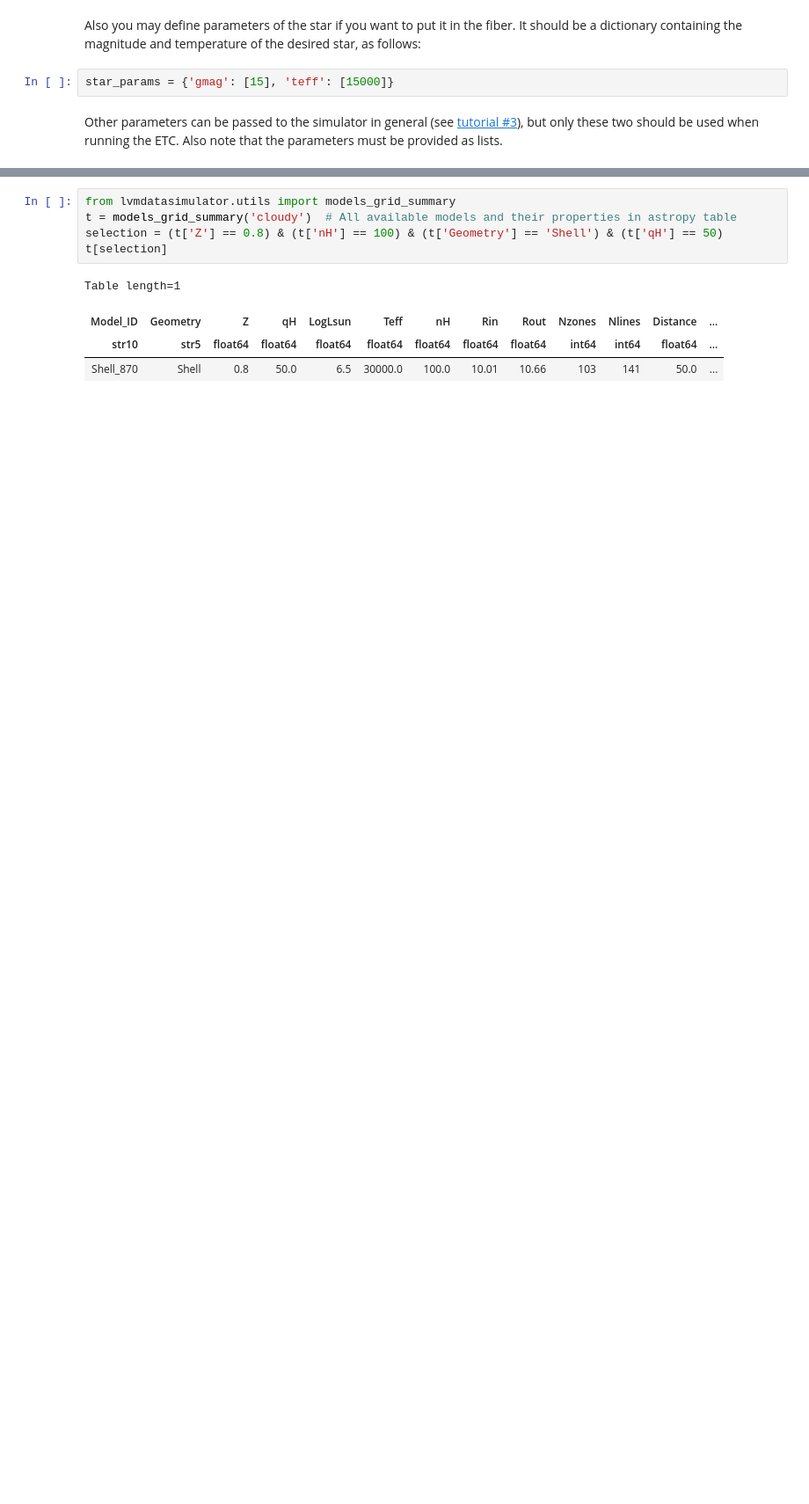
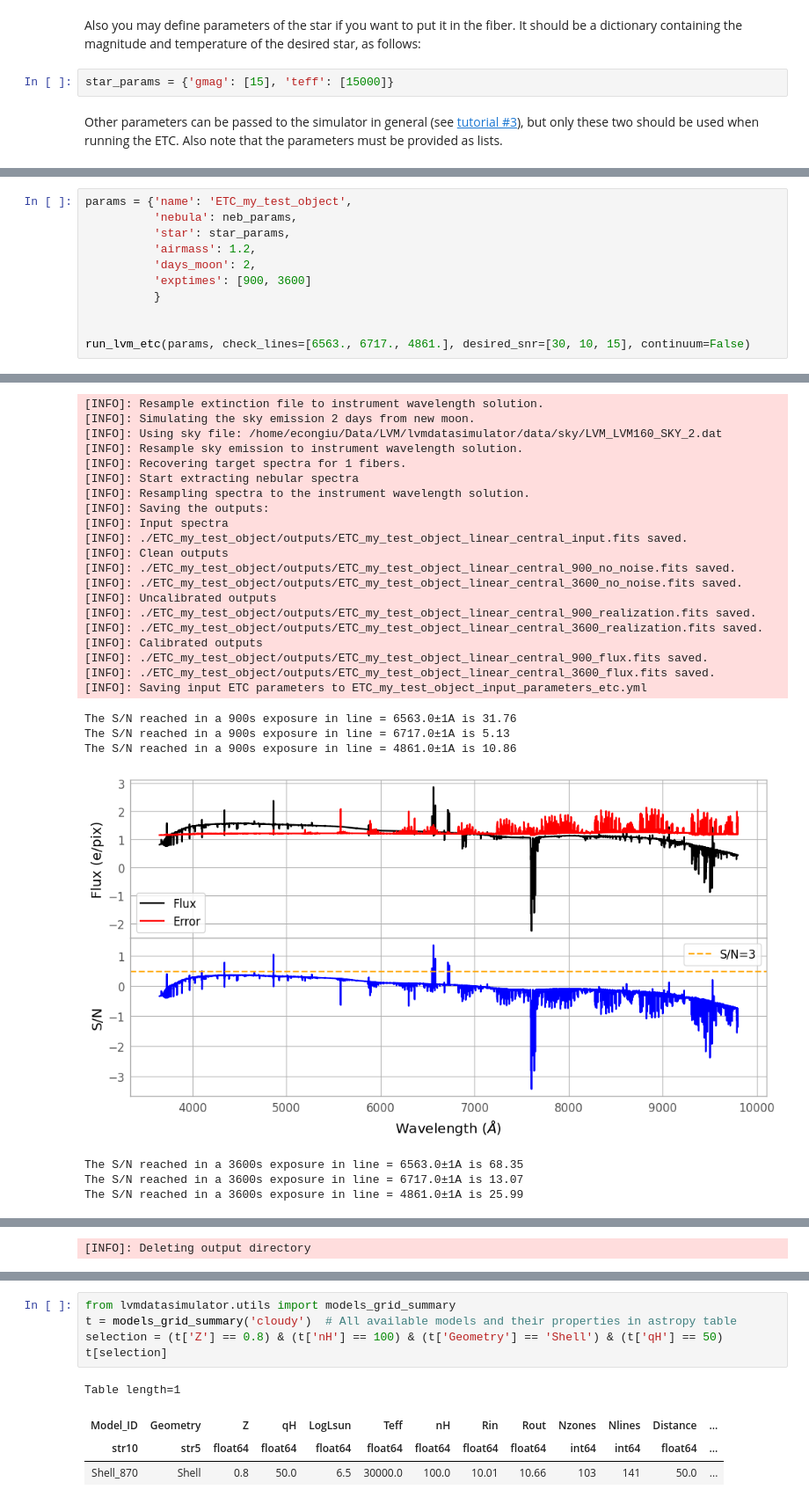
Before and after one commit to sdss/lvmdatasimulator, a Jupyter notebook: examples/LVM_data_simulator_tutorial4.ipynb, the cells around one changed output, grey strips where cells are left out. Shown: that part at 88% size. Saved outputs shown, nothing was run; the diff lists cells and outputs as text; blank space fills up the shorter version.

```diff
--- a/examples/LVM_data_simulator_tutorial4.ipynb
+++ b/examples/LVM_data_simulator_tutorial4.ipynb
@@ -101,0 +108,12 @@ Elapsed time: 9.0s
+# %%
+params = {'name': 'ETC_my_test_object',
+          'nebula': neb_params,
+          'star': star_params,
+          'airmass': 1.2,
+          'days_moon': 2,
+          'exptimes': [900, 3600]
+          }
+
+
+run_lvm_etc(params, check_lines=[6563., 6717., 4861.], desired_snr=[30, 10, 15], continuum=False)
+# %% [output]
@@ -101,0 +135,27 @@ Elapsed time: 9.0s
+[INFO]: Resample extinction file to instrument wavelength solution.
+[INFO]: Simulating the sky emission 2 days from new moon.
+[INFO]: Using sky file: /home/econgiu/Data/LVM/lvmdatasimulator/data/sky/LVM_LVM160_SKY_2.dat
+[INFO]: Resample sky emission to instrument wavelength solution.
+[INFO]: Recovering target spectra for 1 fibers.
+[INFO]: Start extracting nebular spectra
+[INFO]: Resampling spectra to the instrument wavelength solution.
+[INFO]: Saving the outputs:
+[INFO]: Input spectra
+[INFO]: ./ETC_my_test_object/outputs/ETC_my_test_object_linear_central_input.fits saved.
+[INFO]: Clean outputs
+[INFO]: ./ETC_my_test_object/outputs/ETC_my_test_object_linear_central_900_no_noise.fits saved.
+[INFO]: ./ETC_my_test_object/outputs/ETC_my_test_object_linear_central_3600_no_noise.fits saved.
+[INFO]: Uncalibrated outputs
+[INFO]: ./ETC_my_test_object/outputs/ETC_my_test_object_linear_central_900_realization.fits saved.
+[INFO]: ./ETC_my_test_object/outputs/ETC_my_test_object_linear_central_3600_realization.fits saved.
+[INFO]: Calibrated outputs
+[INFO]: ./ETC_my_test_object/outputs/ETC_my_test_object_linear_central_900_flux.fits saved.
+[INFO]: ./ETC_my_test_object/outputs/ETC_my_test_object_linear_central_3600_flux.fits saved.
+[INFO]: Saving input ETC parameters to ETC_my_test_object_input_parameters_etc.yml
+The S/N reached in a 900s exposure in line = 6563.0±1A is 31.76
+The S/N reached in a 900s exposure in line = 6717.0±1A is 5.13
+The S/N reached in a 900s exposure in line = 4861.0±1A is 10.86
+[figure, added]
+The S/N reached in a 3600s exposure in line = 6563.0±1A is 68.35
+The S/N reached in a 3600s exposure in line = 6717.0±1A is 13.07
+The S/N reached in a 3600s exposure in line = 4861.0±1A is 25.99
@@ -101,0 +163 @@ Elapsed time: 9.0s
+[INFO]: Deleting output directory
```
Also changed, not shown: parts of 19 cells of this notebook.
